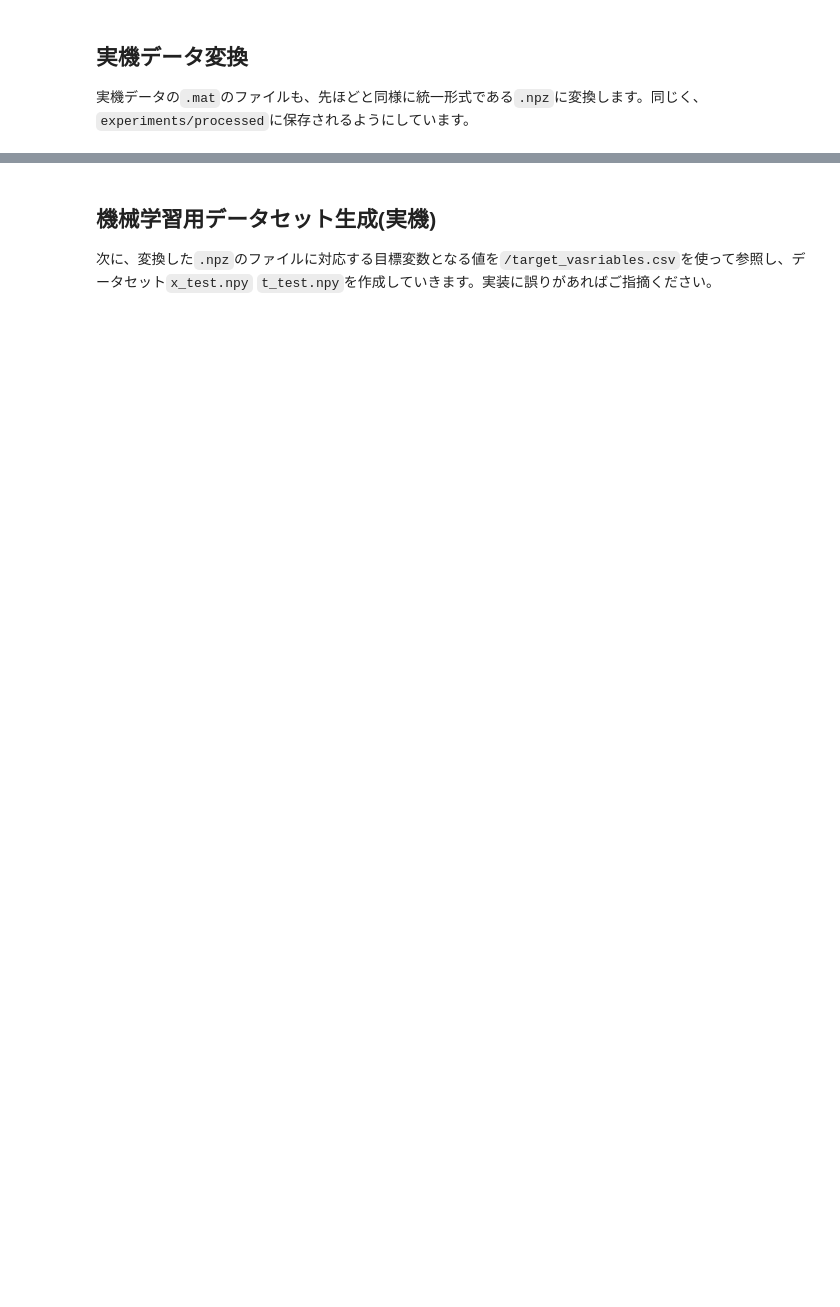
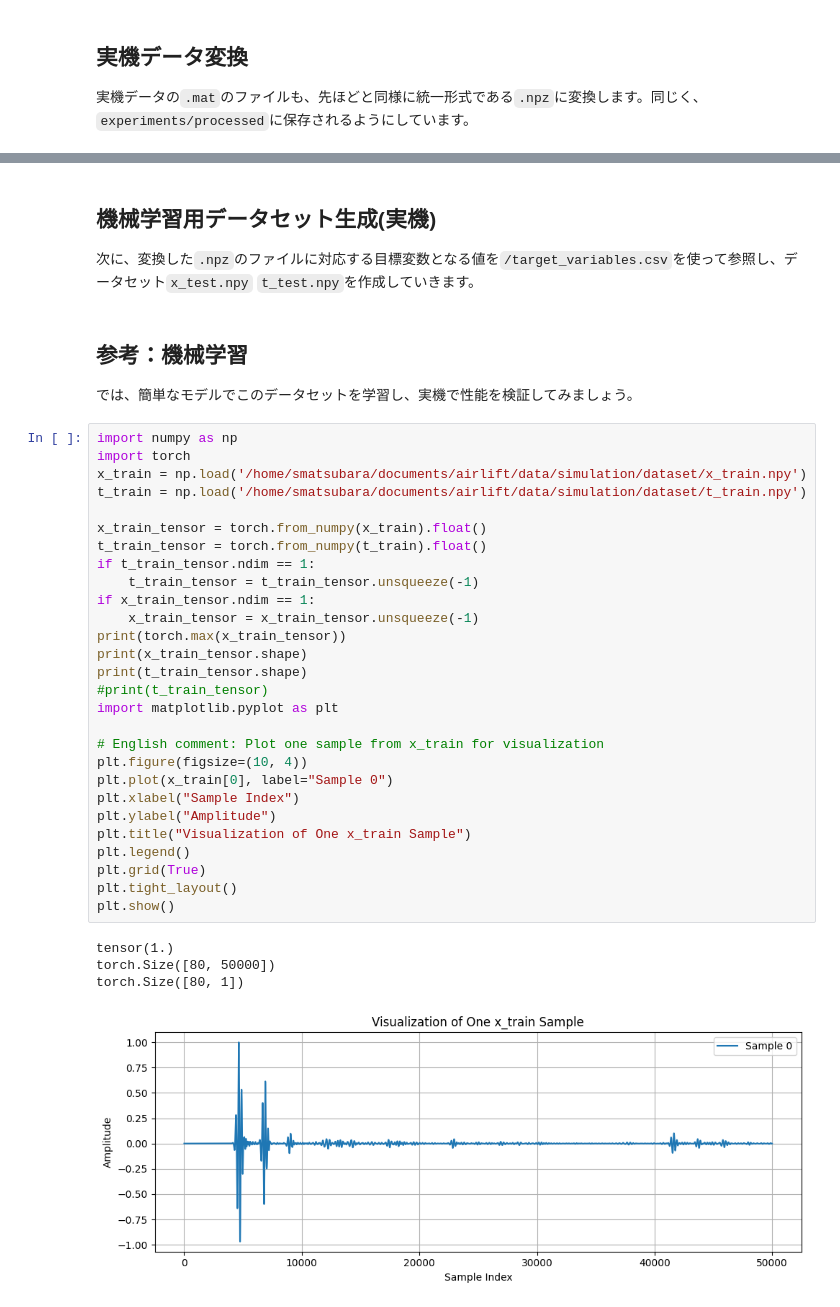
Before and after one commit to yymgc2003/psdata2matlab, a Jupyter notebook: main.ipynb, the cells around one changed output, grey strips where cells are left out. Drawn from its saved outputs; the diff is of its cells as text; blank space fills up the shorter version.

```diff
--- a/main.ipynb
+++ b/main.ipynb
@@ -199,3 +279,39 @@ from src import mat2npz_exp
 # %% [markdown]
 ## 機械学習用データセット生成(実機)
-次に、変換した`.npz`のファイルに対応する目標変数となる値を`/target_vasriables.csv`を使って参照し、データセット`x_test.npy` `t_test.npy`を作成していきます。実装に誤りがあればご指摘ください。
+次に、変換した`.npz`のファイルに対応する目標変数となる値を`/target_variables.csv`を使って参照し、データセット`x_test.npy` `t_test.npy`を作成していきます。
+# %% [markdown]
+## 参考：機械学習
+では、簡単なモデルでこのデータセットを学習し、実機で性能を検証してみましょう。
+# %%
+import numpy as np
+import torch
+x_train = np.load('/home/smatsubara/documents/airlift/data/simulation/dataset/x_train.npy')
+t_train = np.load('/home/smatsubara/documents/airlift/data/simulation/dataset/t_train.npy')
+
+x_train_tensor = torch.from_numpy(x_train).float()
+t_train_tensor = torch.from_numpy(t_train).float()
+if t_train_tensor.ndim == 1:
+    t_train_tensor = t_train_tensor.unsqueeze(-1)
+if x_train_tensor.ndim == 1:
+    x_train_tensor = x_train_tensor.unsqueeze(-1)
+print(torch.max(x_train_tensor))
+print(x_train_tensor.shape)
+print(t_train_tensor.shape)
+#print(t_train_tensor)
+import matplotlib.pyplot as plt
+
+# English comment: Plot one sample from x_train for visualization
+plt.figure(figsize=(10, 4))
+plt.plot(x_train[0], label="Sample 0")
+plt.xlabel("Sample Index")
+plt.ylabel("Amplitude")
+plt.title("Visualization of One x_train Sample")
+plt.legend()
+plt.grid(True)
+plt.tight_layout()
+plt.show()
+# %% [output]
+tensor(1.)
+torch.Size([80, 50000])
+torch.Size([80, 1])
+[figure, added]
```
Also changed, not shown: parts of 11 cells of this notebook, 10 other files.
